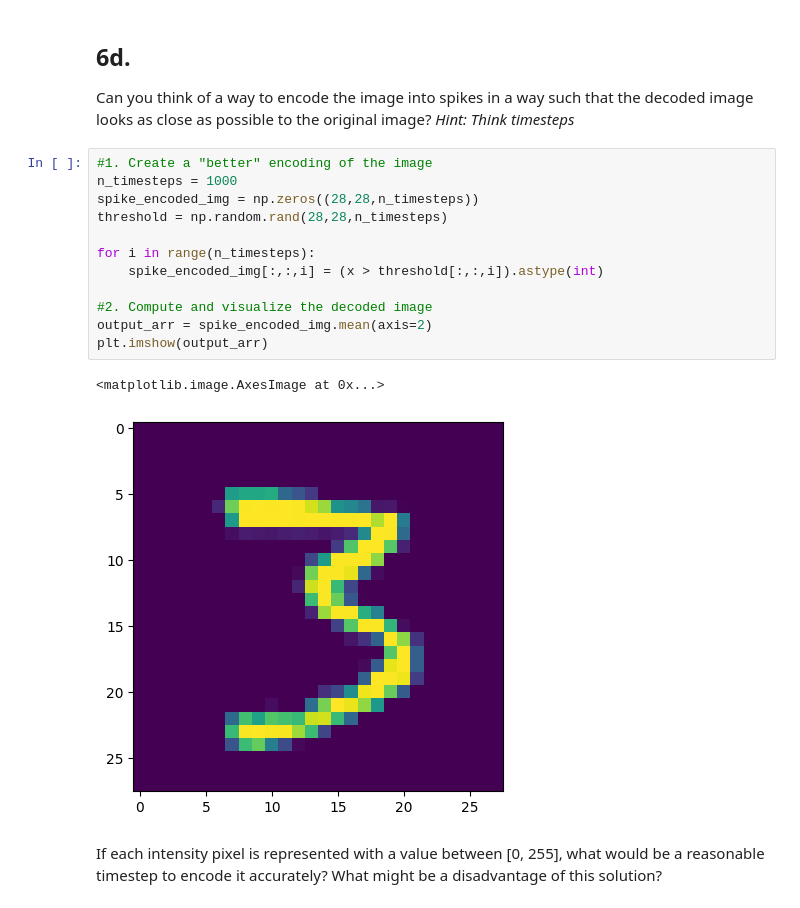
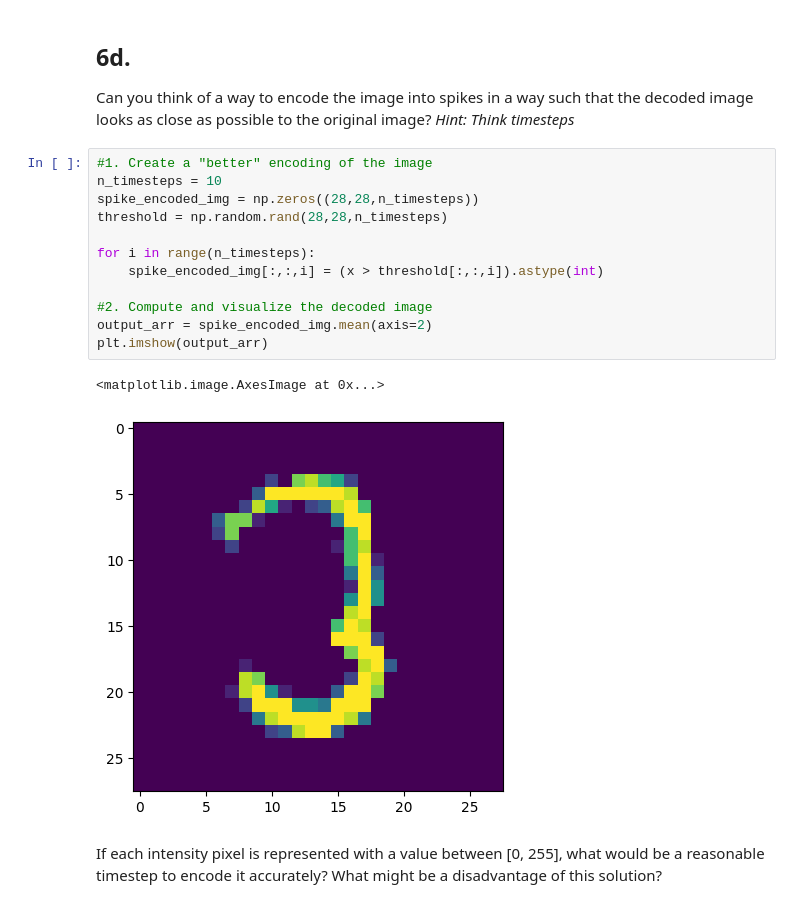
Before and after one commit to harmanpunn/525-BIC, a Jupyter notebook: Assignment 1/Assignment1/Assignment1_Questions.ipynb, the cells around one changed output. Cells and saved outputs as stored; diff of their text form.

```diff
--- a/Assignment 1/Assignment1/Assignment1_Questions.ipynb
+++ b/Assignment 1/Assignment1/Assignment1_Questions.ipynb
@@ -602,19 +603,19 @@ No, it is not possible to get the exact image back. When we represent an image a
 Can you think of a way to encode the image into spikes in a way such that the decoded image looks as close as possible to the original image? *Hint: Think timesteps*
 # %%
 #1. Create a "better" encoding of the image
-n_timesteps = 1000
+n_timesteps = 10
 spike_encoded_img = np.zeros((28,28,n_timesteps))
 threshold = np.random.rand(28,28,n_timesteps)
 
 for i in range(n_timesteps):
     spike_encoded_img[:,:,i] = (x > threshold[:,:,i]).astype(int)
 
 #2. Compute and visualize the decoded image
 output_arr = spike_encoded_img.mean(axis=2)
 plt.imshow(output_arr)
 # %% [output]
 <matplotlib.image.AxesImage at 0x...>
-[figure, old version]
+[figure, new version]
 # %% [markdown]
 If each intensity pixel is represented with a value between [0, 255], what would be a reasonable timestep to encode it accurately? What might be a disadvantage of this solution?
 # %% [markdown]
```
Also changed, not shown: parts of 8 cells of this notebook, 5 other files.
